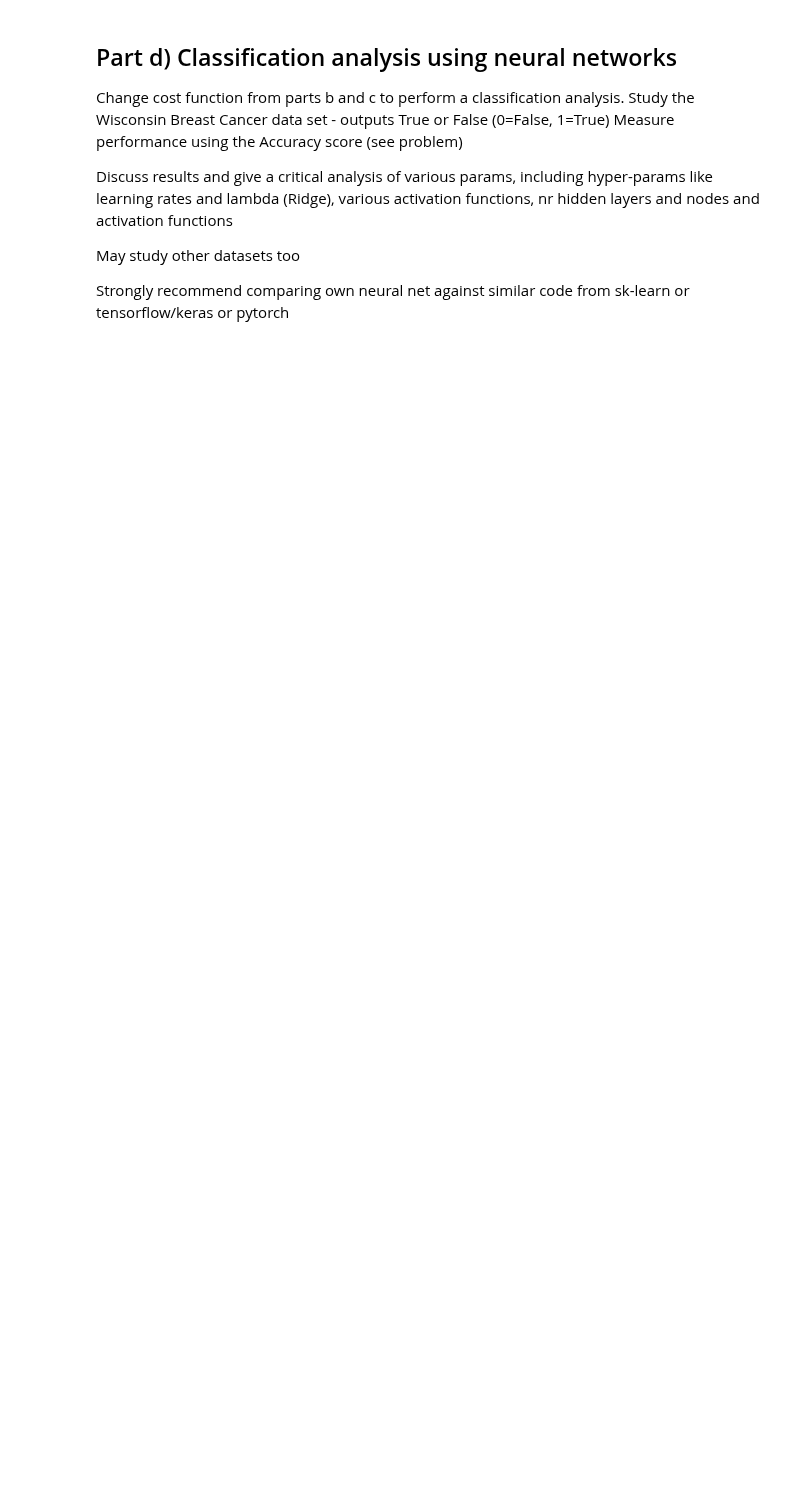
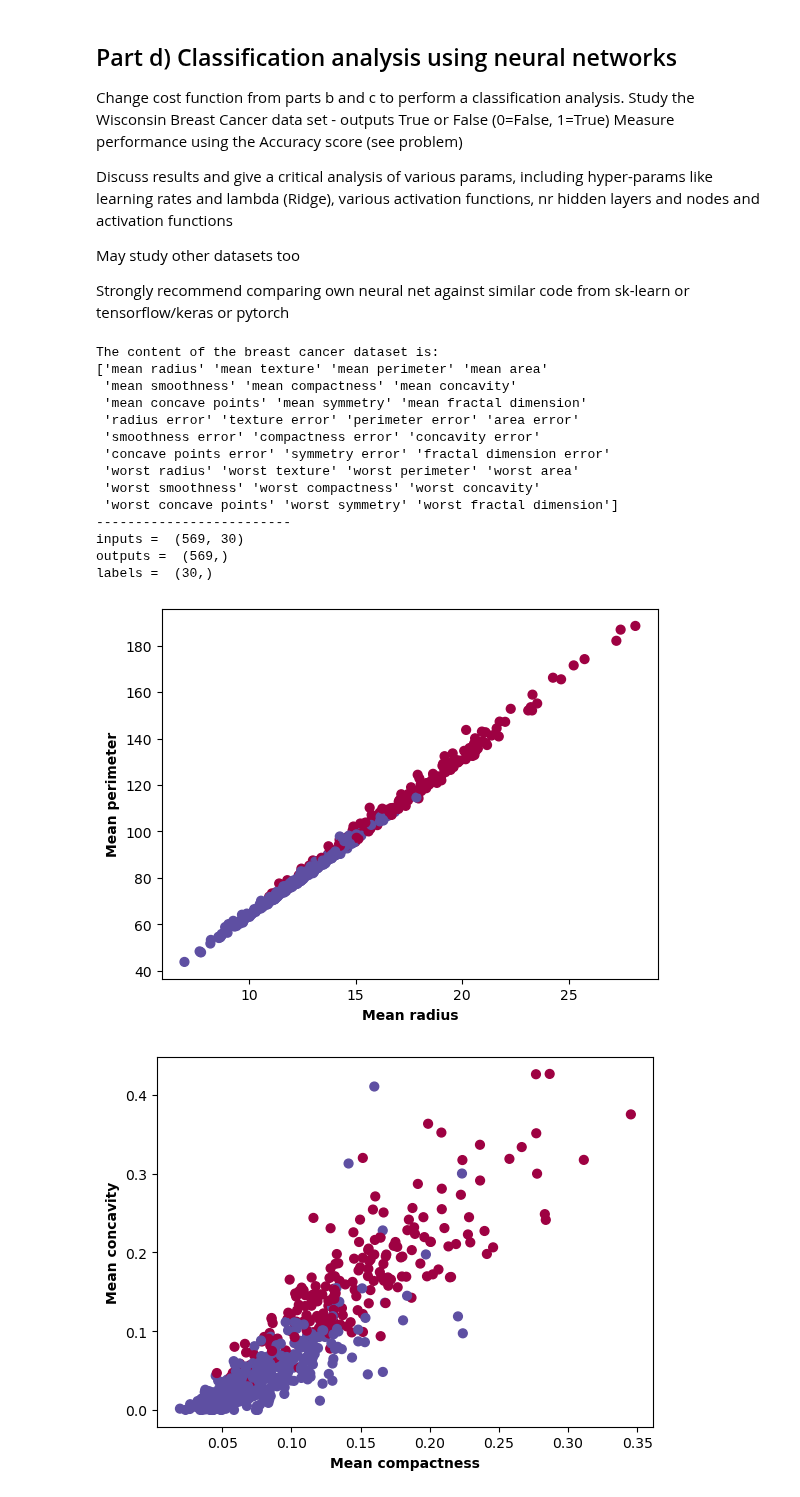
Before and after one commit to hellegje/fys-stk4155, a Jupyter notebook: Project2/Project2.ipynb, the cells around one changed output. Saved outputs shown, nothing was run; the diff lists cells and outputs as text; code cells hidden in the pictures; blank space fills up the shorter version.

```diff
--- a/Project2/Project2.ipynb
+++ b/Project2/Project2.ipynb
@@ -969,3 +1023,79 @@ Discuss results and give a critical analysis of various params, including hyper-
 May study other datasets too
 
 Strongly recommend comparing own neural net against similar code from sk-learn or tensorflow/keras or pytorch
+# %%
+#From lecture notes
+import numpy as np
+import matplotlib.pyplot as plt
+import seaborn as sns
+from sklearn.model_selection import train_test_split as splitter
+from sklearn.datasets import load_breast_cancer
+import pickle
+import os
+
+
+"""Load breast cancer dataset"""
+
+np.random.seed(0)        #create same seed for random number every time
+
+cancer=load_breast_cancer()      #Download breast cancer dataset
+
+inputs=cancer.data                     #Feature matrix of 569 rows (samples) and 30 columns (parameters)
+outputs=cancer.target                  #Label array of 569 rows (0 for benign and 1 for malignant)
+labels=cancer.feature_names[0:30]
+
+print('The content of the breast cancer dataset is:')      #Print information about the datasets
+print(labels)
+print('-------------------------')
+print("inputs =  " + str(inputs.shape))
+print("outputs =  " + str(outputs.shape))
+print("labels =  "+ str(labels.shape))
+
+x=inputs      #Reassign the Feature and Label matrices to other variables
+y=outputs
+
+#%%
+
+# Visualisation of dataset (for correlation analysis)
+
+plt.figure()
+plt.scatter(x[:,0],x[:,2],s=40,c=y,cmap=plt.cm.Spectral)
+plt.xlabel('Mean radius',fontweight='bold')
+plt.ylabel('Mean perimeter',fontweight='bold')
+plt.show()
+
+plt.figure()
+plt.scatter(x[:,5],x[:,6],s=40,c=y, cmap=plt.cm.Spectral)
+plt.xlabel('Mean compactness',fontweight='bold')
+plt.ylabel('Mean concavity',fontweight='bold')
+plt.show()
+
+
+plt.figure()
+plt.scatter(x[:,0],x[:,1],s=40,c=y,cmap=plt.cm.Spectral)
+plt.xlabel('Mean radius',fontweight='bold')
+plt.ylabel('Mean texture',fontweight='bold')
+plt.show()
+
+plt.figure()
+plt.scatter(x[:,2],x[:,1],s=40,c=y,cmap=plt.cm.Spectral)
+plt.xlabel('Mean perimeter',fontweight='bold')
+plt.ylabel('Mean compactness',fontweight='bold')
+plt.show()
+# %% [output]
+The content of the breast cancer dataset is:
+['mean radius' 'mean texture' 'mean perimeter' 'mean area'
+ 'mean smoothness' 'mean compactness' 'mean concavity'
+ 'mean concave points' 'mean symmetry' 'mean fractal dimension'
+ 'radius error' 'texture error' 'perimeter error' 'area error'
+ 'smoothness error' 'compactness error' 'concavity error'
+ 'concave points error' 'symmetry error' 'fractal dimension error'
+ 'worst radius' 'worst texture' 'worst perimeter' 'worst area'
+ 'worst smoothness' 'worst compactness' 'worst concavity'
+ 'worst concave points' 'worst symmetry' 'worst fractal dimension']
+-------------------------
+inputs =  (569, 30)
+outputs =  (569,)
+labels =  (30,)
+[figure, added]
+[figure, added]
```
Also changed, not shown: parts of 14 cells of this notebook, 2 other files.
